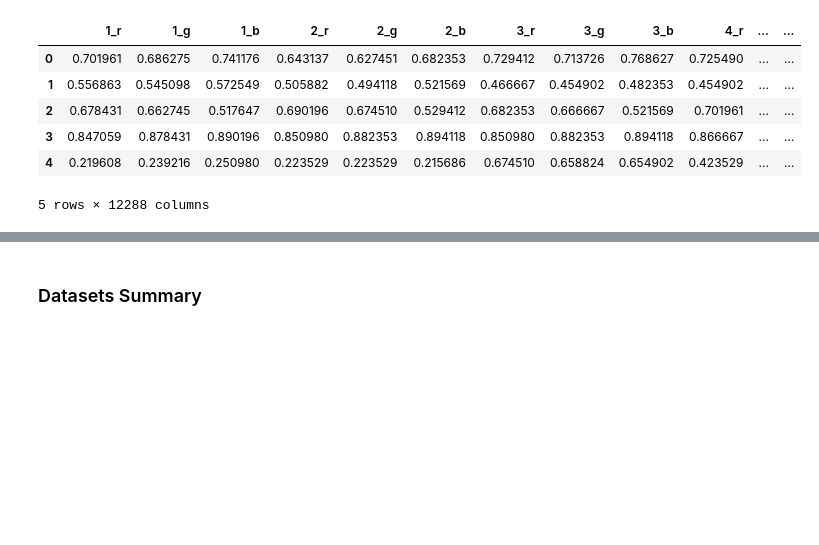
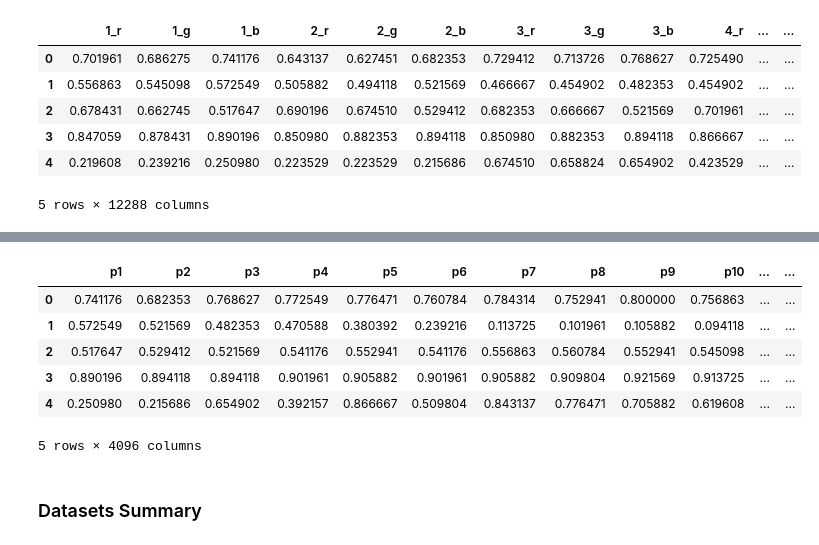
Before and after one commit to Sombrero7/pawpularity-contest, a Jupyter notebook: main_notebook.ipynb, the cells around one changed output, grey strips where cells are left out. Cells and saved outputs as stored; diff of their text form; code cells hidden in the pictures; blank space fills up the shorter version.

```diff
--- a/main_notebook.ipynb
+++ b/main_notebook.ipynb
@@ -397,3 +434,14 @@ img_df.head()
+# %%
+# preview each new DataFrame
+img_blue_df.head()
+# %% [output]
+|  | p1 | p2 | p3 | p4 | p5 | p6 | p7 | p8 | p9 | p10 | ... | ... |
+| 0 | 0.741176 | 0.682353 | 0.768627 | 0.772549 | 0.776471 | 0.760784 | 0.784314 | 0.752941 | 0.800000 | 0.756863 | ... | ... |
+| 1 | 0.572549 | 0.521569 | 0.482353 | 0.470588 | 0.380392 | 0.239216 | 0.113725 | 0.101961 | 0.105882 | 0.094118 | ... | ... |
+| 2 | 0.517647 | 0.529412 | 0.521569 | 0.541176 | 0.552941 | 0.541176 | 0.556863 | 0.560784 | 0.552941 | 0.545098 | ... | ... |
+| 3 | 0.890196 | 0.894118 | 0.894118 | 0.901961 | 0.905882 | 0.901961 | 0.905882 | 0.909804 | 0.921569 | 0.913725 | ... | ... |
+| 4 | 0.250980 | 0.215686 | 0.654902 | 0.392157 | 0.866667 | 0.509804 | 0.843137 | 0.776471 | 0.705882 | 0.619608 | ... | ... |
+5 rows × 4096 columns
 # %% [markdown]
 ### Datasets Summary
 # %% [markdown]
```
Also changed, not shown: parts of 9 cells of this notebook.
